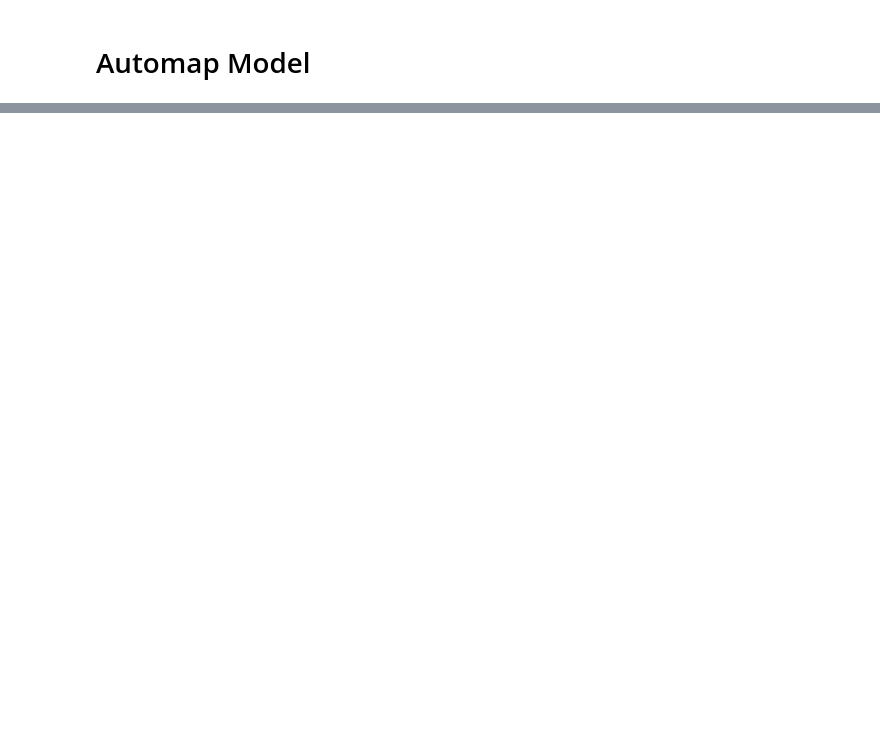
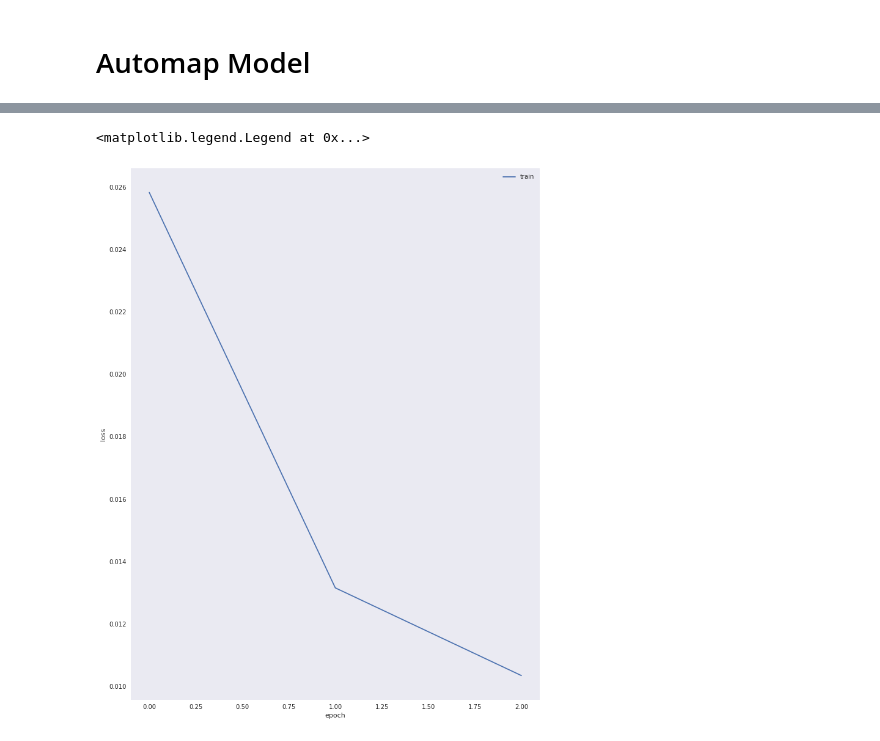
Before and after one commit to alexwal/cs230-project, a Jupyter notebook: MRI_reconstruction_example/automap_model.ipynb, the cells around one changed output, grey strips where cells are left out. Saved outputs shown, nothing was run; the diff lists cells and outputs as text; code cells hidden in the pictures; blank space fills up the shorter version.

```diff
--- a/MRI_reconstruction_example/automap_model.ipynb
+++ b/MRI_reconstruction_example/automap_model.ipynb
@@ -92,3 +97,6 @@ Error in FFT phase: 1.5035561514171795e-05
+# %%
+config = tf.ConfigProto()
+config.gpu_options.allow_growth = True
 # %%
 import keras
 from keras.layers import Input,Conv2D, Conv2DTranspose, Dense, Reshape, Flatten
@@ -100 +108,22 @@ Using TensorFlow backend.
+# %%
+def load_model():
+    n_H, n_W = 256, 240
+    X = Input((n_H, n_W, 2))
+    conv_downsample1 = Conv2D(1, 2, strides=2, activation='relu', padding='same')(X)
+    conv_downsample2 = Conv2D(1, 2, strides=2, activation='relu', padding='same')(conv_downsample1)
+    X1 = Flatten()(conv_downsample2)
+    current_H, current_W = (64, 60) # after downsampling by 2 twice
+    fc1 = Dense(current_H * current_W * 2, activation = 'tanh')(X1)
+    fc2 = Dense(current_H * current_W, activation = 'tanh')(fc1)
+    fc3 = Dense(current_H * current_W, activation = 'tanh')(fc2)
+    X2 = Reshape((current_H, current_W, 1))(fc3)
+    conv1_1 = Conv2D(64, 5, activation='relu', padding='same')(X2)
+    conv1_2 = Conv2D(64, 5, activation='relu', padding='same')(conv1_1)
+    conv1_3a = Conv2DTranspose(64, 9, activation='relu', padding='same')(conv1_2)
+    conv1_3b = Conv2DTranspose(64, 9, strides=2, activation='relu', padding='same')(conv1_3a)
+    conv1_3c = Conv2DTranspose(64, 9, strides=2, activation='relu', padding='same')(conv1_3b)
+    out = Conv2D(1, 1, activation = 'linear',padding='same')(conv1_3c)
+    model = Model(inputs=X, outputs=out)
+    model.compile(optimizer=keras.optimizers.Adam(lr=1e-4), loss='mean_squared_error')
+    return model
 # %%
@@ -121,0 +260,14 @@ Colocations handled automatically by placer.
+# %%
+# With generator:
+
+# Use first batch as validation data for now
+X_development, Y_development = next(batch_generator())
+
+sess = tf.Session(config=config)
+
+with sess.as_default():
+    fit_model = model.fit_generator(batch_generator(),
+                                 validation_data=(X_development, Y_development),
+                                 steps_per_epoch=8,
+                                 epochs=3,
+                                 verbose=1)
@@ -121,0 +288,8 @@ Colocations handled automatically by placer.
+# %%
+plt.plot(fit_model.history['loss'])
+plt.ylabel('loss')
+plt.xlabel('epoch')
+plt.legend(['train'])
+# %% [output]
+<matplotlib.legend.Legend at 0x...>
+[figure, added]
```
Also changed, not shown: parts of 17 cells of this notebook, 2 other files.
